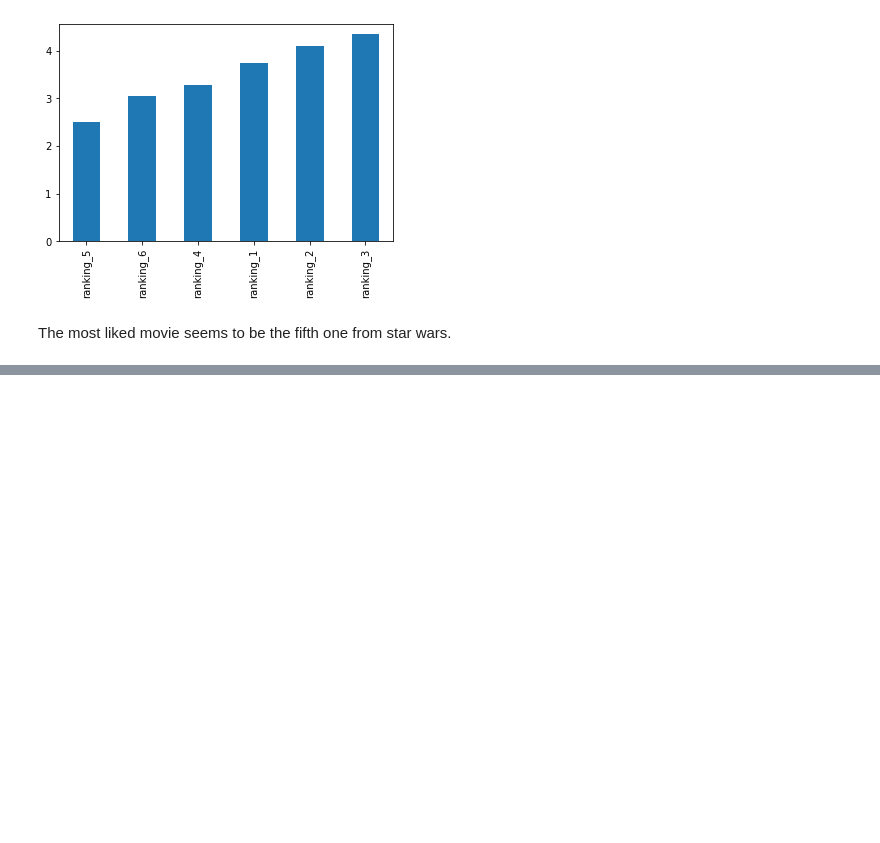
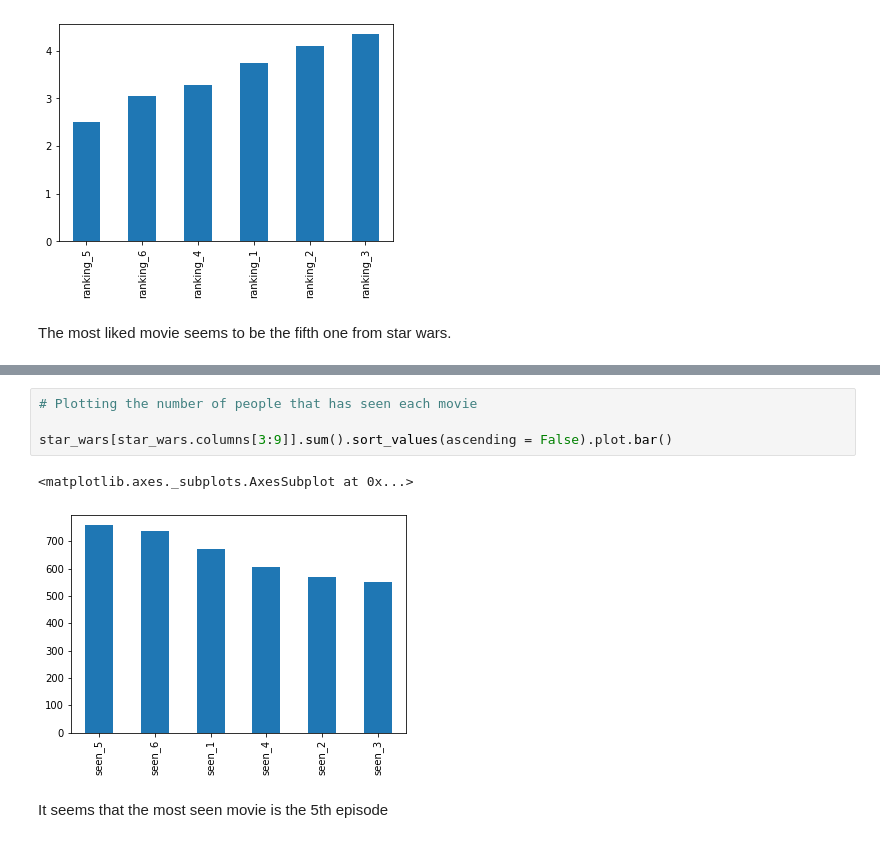
Before and after one commit to OniSlayer/star_wars_surveys, a Jupyter notebook: star_wars_survey.ipynb, the cells around one changed output, grey strips where cells are left out. Saved outputs shown, nothing was run; the diff lists cells and outputs as text; blank space fills up the shorter version.

Commit message:
Find number of people that has seen each movie and plot them

```diff
--- a/star_wars_survey.ipynb
+++ b/star_wars_survey.ipynb
@@ -183,0 +195,9 @@ The most liked movie seems to be the fifth one from star wars.
+# %%
+# Plotting the number of people that has seen each movie
+
+star_wars[star_wars.columns[3:9]].sum().sort_values(ascending = False).plot.bar()
+# %% [output]
+<matplotlib.axes._subplots.AxesSubplot at 0x...>
+[figure, added]
+# %% [markdown]
+It seems that the most seen movie is the 5th episode
```
Also changed, not shown: parts of 1 cell of this notebook, 1 other file.
